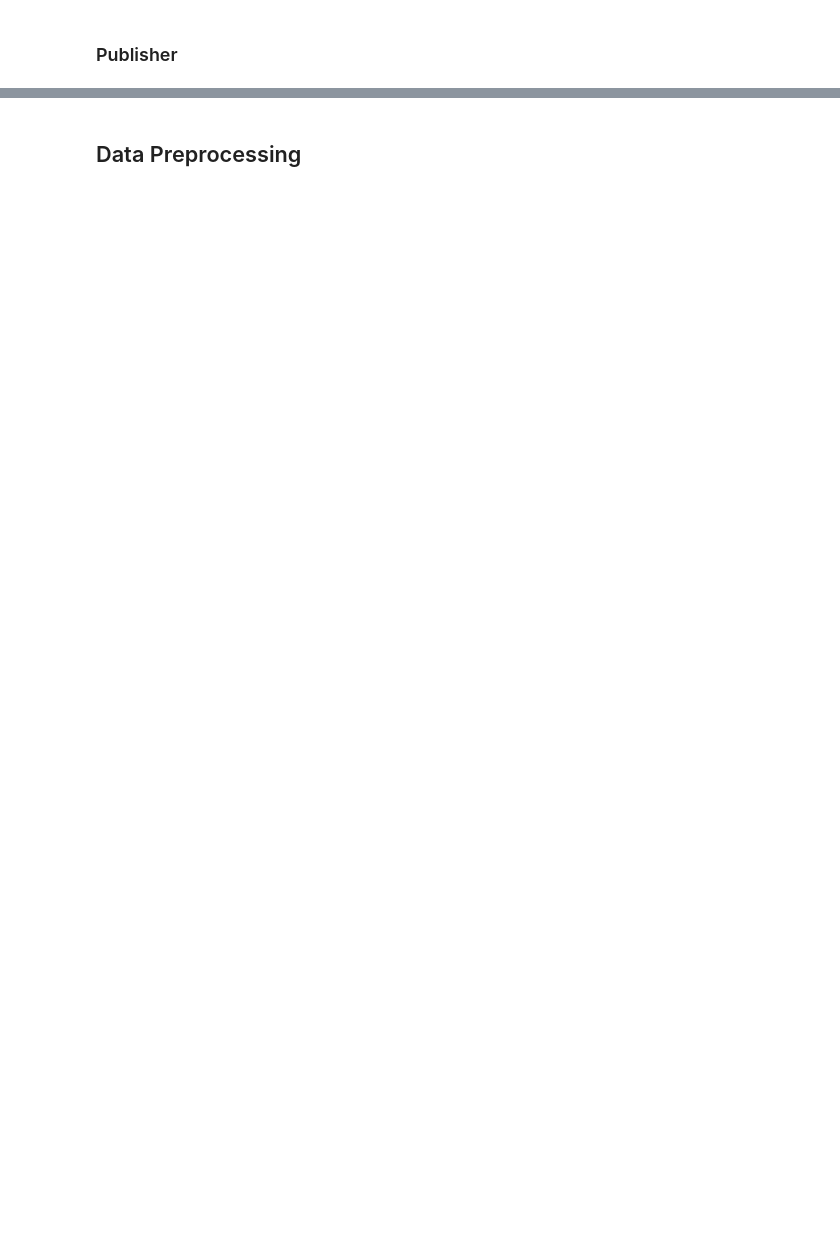
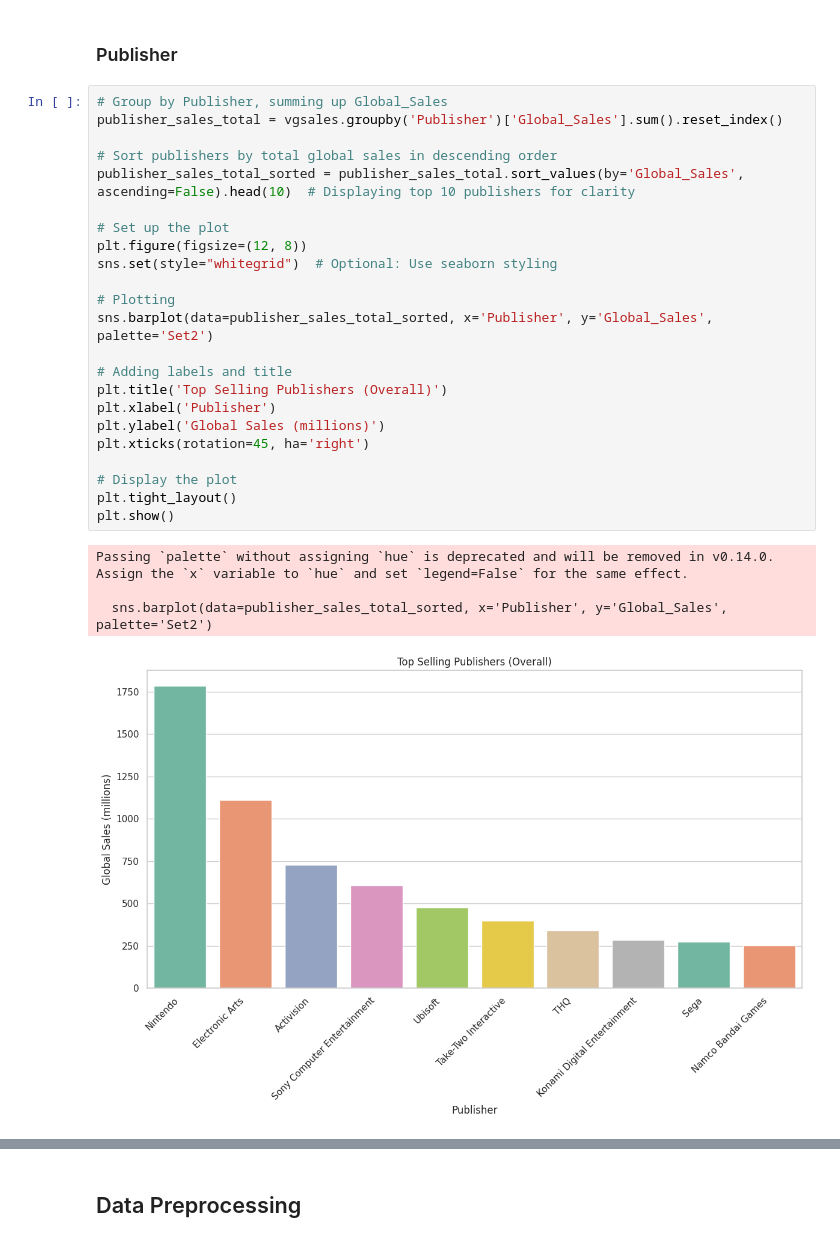
Before and after one commit to Shadowkj1/Analyzing_And_Predicting_Old_VideoGames, a Jupyter notebook: we_begin.ipynb, the cells around one changed output, grey strips where cells are left out. Cells and saved outputs as stored; diff of their text form; blank space fills up the shorter version.

```diff
--- a/we_begin.ipynb
+++ b/we_begin.ipynb
@@ -274,2 +350,30 @@ With knowing that around 1995 is where the gaming sales kicked off, we can see e
 # %% [markdown]
 ### Publisher
+# %%
+# Group by Publisher, summing up Global_Sales
+publisher_sales_total = vgsales.groupby('Publisher')['Global_Sales'].sum().reset_index()
+
+# Sort publishers by total global sales in descending order
+publisher_sales_total_sorted = publisher_sales_total.sort_values(by='Global_Sales', ascending=False).head(10)  # Displaying top 10 publishers for clarity
+
+# Set up the plot
+plt.figure(figsize=(12, 8))
+sns.set(style="whitegrid")  # Optional: Use seaborn styling
+
+# Plotting
+sns.barplot(data=publisher_sales_total_sorted, x='Publisher', y='Global_Sales', palette='Set2')
+
+# Adding labels and title
+plt.title('Top Selling Publishers (Overall)')
+plt.xlabel('Publisher')
+plt.ylabel('Global Sales (millions)')
+plt.xticks(rotation=45, ha='right')
+
+# Display the plot
+plt.tight_layout()
+plt.show()
+# %% [output]
+Passing `palette` without assigning `hue` is deprecated and will be removed in v0.14.0. Assign the `x` variable to `hue` and set `legend=False` for the same effect.
+
+  sns.barplot(data=publisher_sales_total_sorted, x='Publisher', y='Global_Sales', palette='Set2')
+[figure, added]
```
Also changed, not shown: parts of 64 cells of this notebook.
